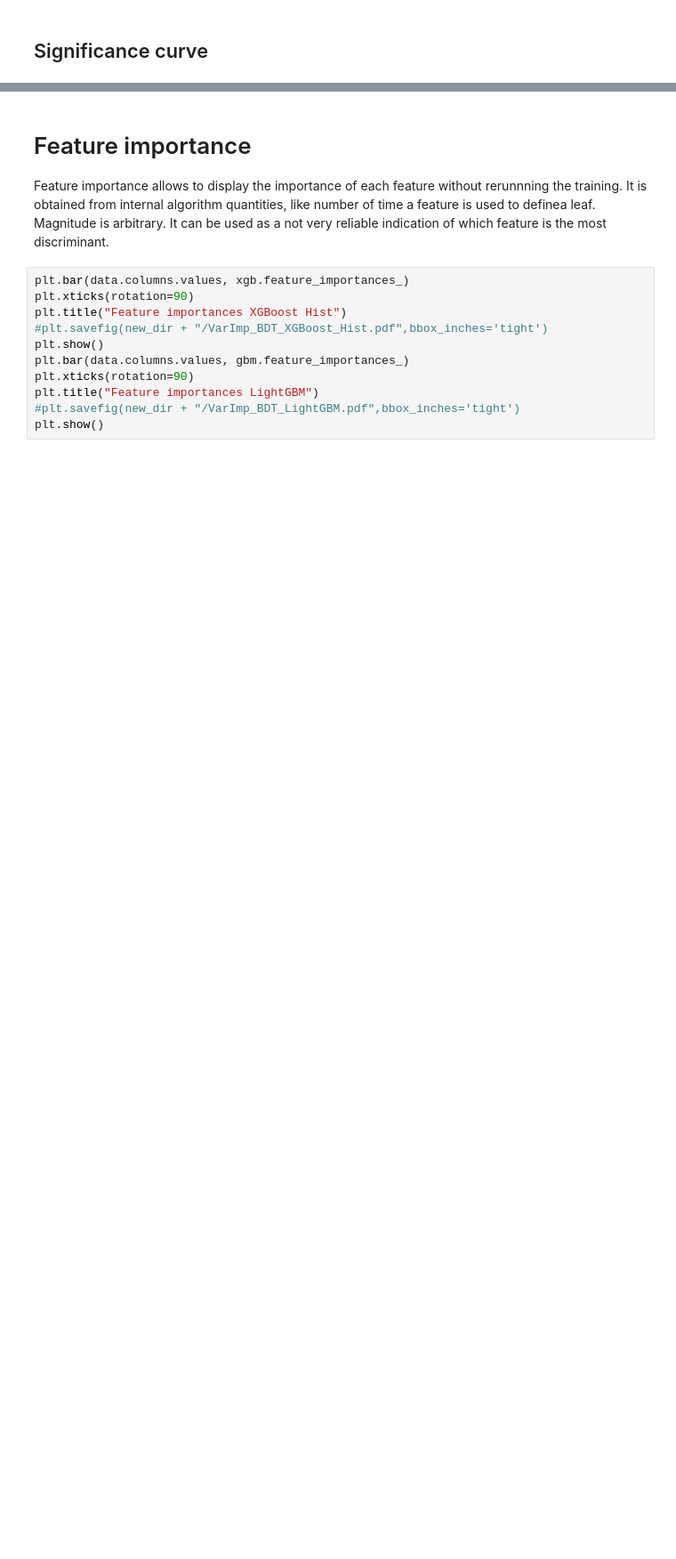
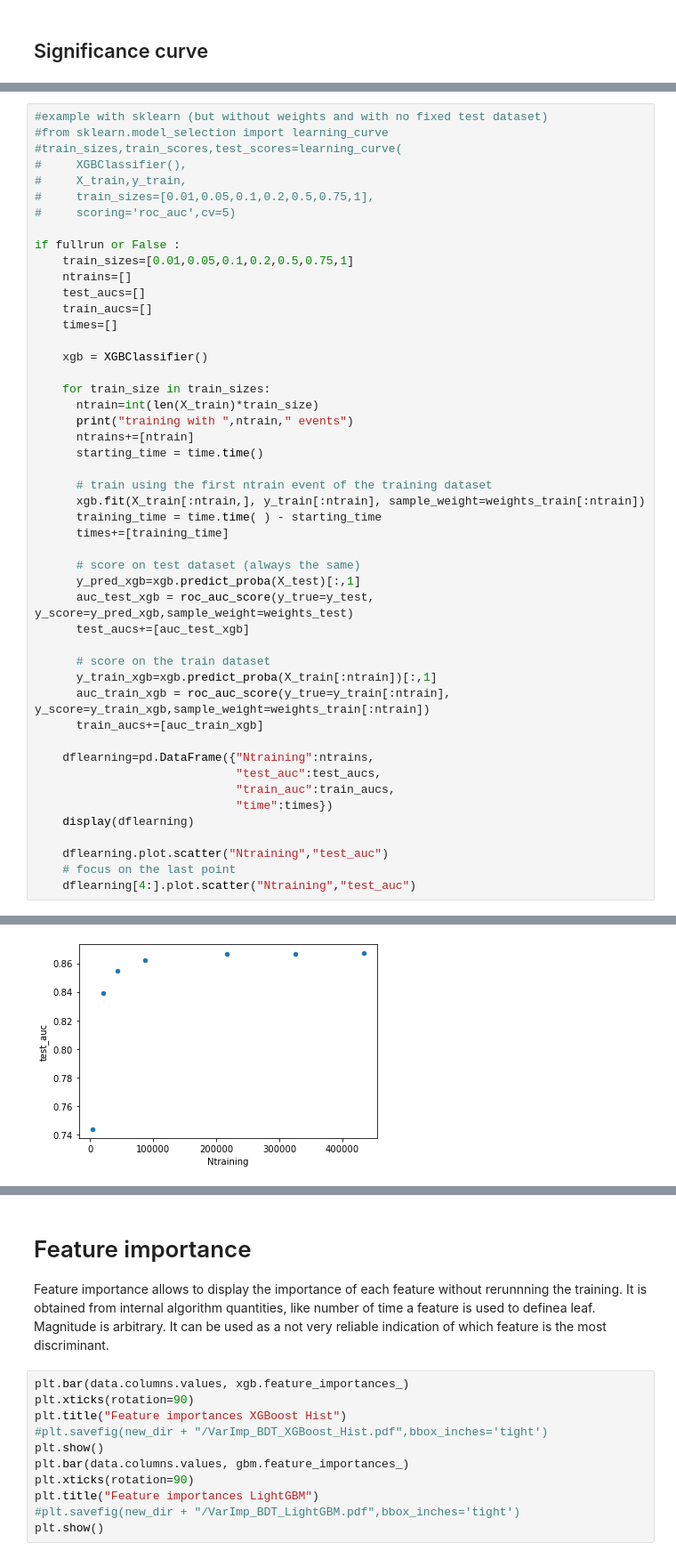
Before and after one commit to dhrou/HEPMLtutorials, a Jupyter notebook: HEPML_HandsOn_BDT.ipynb, the cells around one changed output, grey strips where cells are left out. Shown at 89% size. Drawn from its saved outputs; the diff is of its cells as text; blank space fills up the shorter version.

```diff
--- a/HEPML_HandsOn_BDT.ipynb
+++ b/HEPML_HandsOn_BDT.ipynb
@@ -807,0 +790,49 @@ plt.show()
+# %%
+#example with sklearn (but without weights and with no fixed test dataset)
+#from sklearn.model_selection import learning_curve
+#train_sizes,train_scores,test_scores=learning_curve(
+#     XGBClassifier(),
+#     X_train,y_train,
+#     train_sizes=[0.01,0.05,0.1,0.2,0.5,0.75,1],
+#     scoring='roc_auc',cv=5)
+
+if fullrun or False :
+    train_sizes=[0.01,0.05,0.1,0.2,0.5,0.75,1]
+    ntrains=[]
+    test_aucs=[]
+    train_aucs=[]
+    times=[]
+
+    xgb = XGBClassifier()
+
+    for train_size in train_sizes:
+      ntrain=int(len(X_train)*train_size)
+      print("training with ",ntrain," events")
+      ntrains+=[ntrain]
+      starting_time = time.time()
+
+      # train using the first ntrain event of the training dataset
+      xgb.fit(X_train[:ntrain,], y_train[:ntrain], sample_weight=weights_train[:ntrain])
+      training_time = time.time( ) - starting_time
+      times+=[training_time]
+
+      # score on test dataset (always the same)
+      y_pred_xgb=xgb.predict_proba(X_test)[:,1]
+      auc_test_xgb = roc_auc_score(y_true=y_test, y_score=y_pred_xgb,sample_weight=weights_test)
+      test_aucs+=[auc_test_xgb]
+
+      # score on the train dataset
+      y_train_xgb=xgb.predict_proba(X_train[:ntrain])[:,1]
+      auc_train_xgb = roc_auc_score(y_true=y_train[:ntrain], y_score=y_train_xgb,sample_weight=weights_train[:ntrain])
+      train_aucs+=[auc_train_xgb]
+
+    dflearning=pd.DataFrame({"Ntraining":ntrains,
+                             "test_auc":test_aucs,
+                             "train_auc":train_aucs,
+                             "time":times})
+    display(dflearning)
+
+    dflearning.plot.scatter("Ntraining","test_auc")
+    # focus on the last point
+    dflearning[4:].plot.scatter("Ntraining","test_auc")
+# %% [output]
@@ -807,0 +854 @@ plt.show()
+[figure, added]
```
Also changed, not shown: parts of 40 cells of this notebook.
